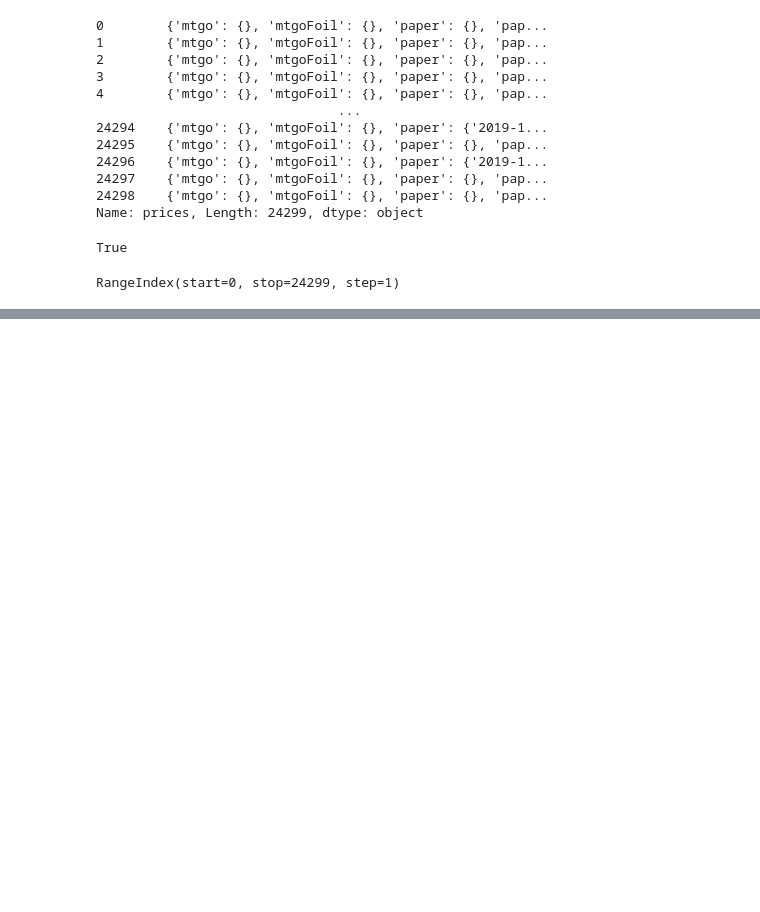
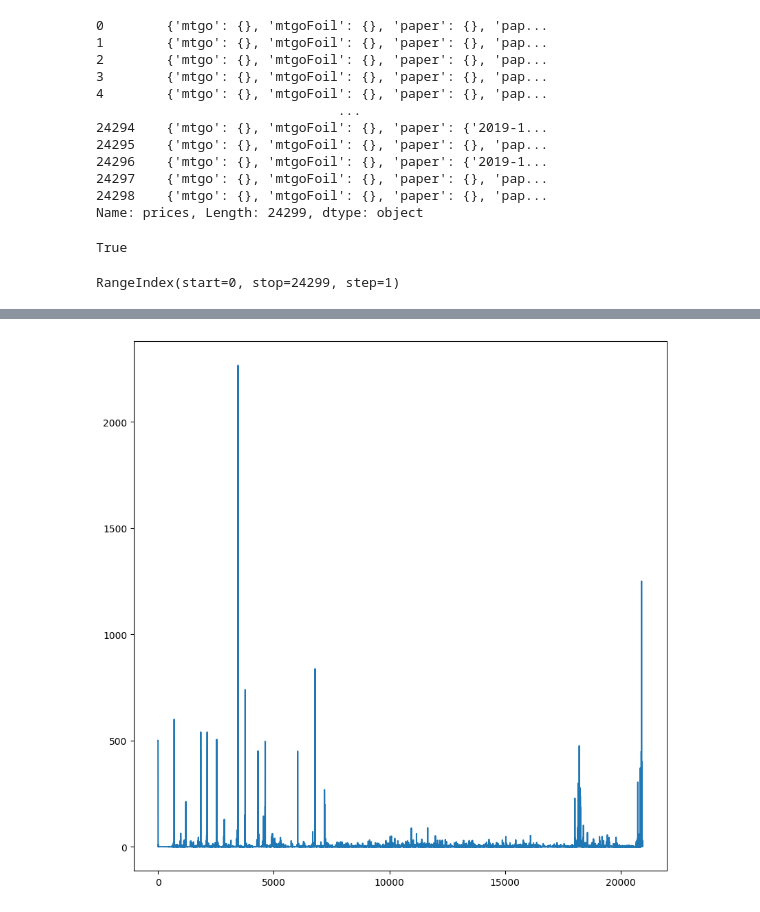
Before and after one commit to Mariodraghidicomodo/elaborato, a Jupyter notebook: progetto_data_scienze/codice/Some_Plots/Plot_final_df.ipynb, the cells around one changed output, grey strips where cells are left out. Cells and saved outputs as stored; diff of their text form; code cells hidden in the pictures; blank space fills up the shorter version.

Commit message:
work eith prices

```diff
--- a/progetto_data_scienze/codice/Some_Plots/Plot_final_df.ipynb
+++ b/progetto_data_scienze/codice/Some_Plots/Plot_final_df.ipynb
@@ -1064,3 +1064,4 @@ df_prices_paper = final_clean_df.iloc[lista_ind_paper]
 # %%
 df_prices_paper.index
 #ok devo riaggiornare gli index
+df_prices_paper.reset_index(inplace=True)
@@ -1083,4 +1093,8 @@ for ind in df_prices_paper.index:
     #serie_paper.append(df_prices_paper.prices.iloc[ind]['paper'].values())
     #serie_paper = pd.concat([serie_paper,df_prices_paper.prices.iloc[ind]['paper'].values()])
     prezzo = df_prices_paper.prices.iloc[ind]['paper']
-    lista_prezzi_paper.append(prezzo)
+    #print(prezzo[str('2019-11-09')])
+    #print(type(prezzo.keys()))
+    #lista_prezzi_paper.append(list(prezzo))
+    valore_prezzo = prezzo.get('2019-11-09')
+    lista_prezzi_paper.append(valore_prezzo)
@@ -1088,0 +1121,7 @@ IndexError: single positional indexer is out-of-bounds
+# %%
+#plotto solo i valori
+plt.figure(figsize=(10,10))
+plt.plot(lista_prezzi_paper)
+plt.show()
+# %% [output]
+[figure, added]
```
Also changed, not shown: parts of 5 cells of this notebook.
